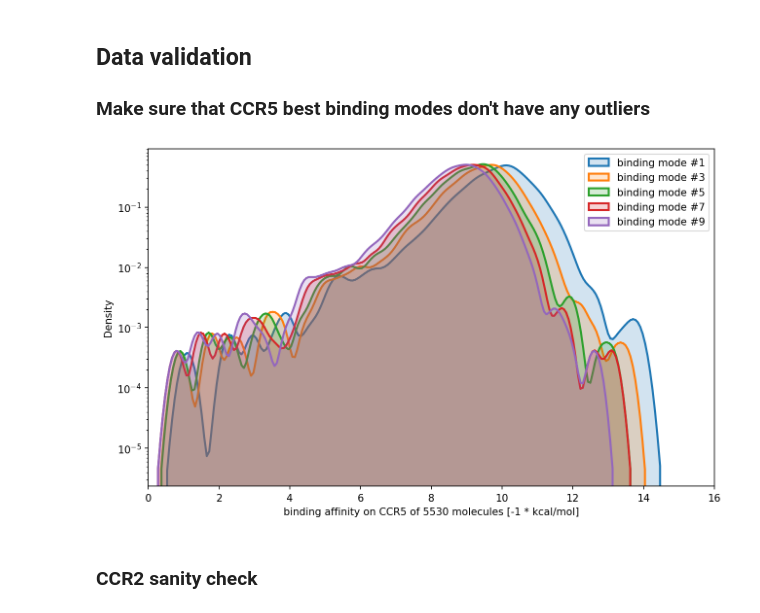
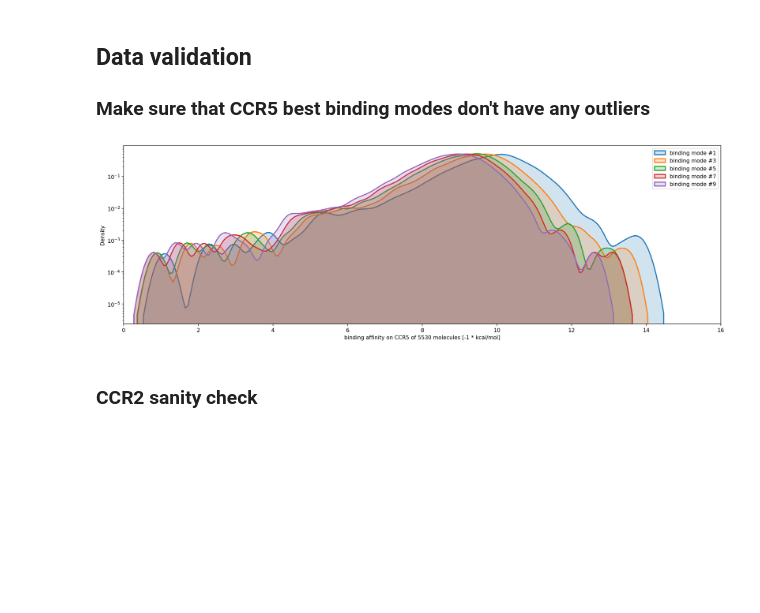
Before and after one commit to Munchic/tinymolecule, a Jupyter notebook: analysis/baff_off_target.ipynb, the cells around one changed output. Drawn from its saved outputs; the diff is of its cells as text; code cells hidden in the pictures; blank space fills up the shorter version.

```diff
--- a/analysis/baff_off_target.ipynb
+++ b/analysis/baff_off_target.ipynb
@@ -21,12 +21,12 @@ plots_path = Path("/Users/Munchic/Developer/Capstone/tinymolecule/data/plots")
 
 BASE_DIR = Path("../data/pdb_out")
 
-logs_ccr5 = pd.read_csv("/Users/Munchic/Developer/Capstone/tinymolecule/data/pdb_out/ccr5_valid_45e/logs/summary.csv")
-logs_ccr2 = pd.read_csv("/Users/Munchic/Developer/Capstone/tinymolecule/data/pdb_out/ccr2_valid_45e/logs/summary.csv")
-logs_ccr1 = pd.read_csv("/Users/Munchic/Developer/Capstone/tinymolecule/data/pdb_out/ccr1_valid_45e/logs/summary.csv")
-logs_ccr3 = pd.read_csv("/Users/Munchic/Developer/Capstone/tinymolecule/data/pdb_out/ccr3_valid_45e/logs/summary.csv")
-logs_ccr9 = pd.read_csv("/Users/Munchic/Developer/Capstone/tinymolecule/data/pdb_out/ccr9_valid_45e/logs/summary.csv")
-logs_ccr6 = pd.read_csv("/Users/Munchic/Developer/Capstone/tinymolecule/data/pdb_out/ccr6_valid_45e/logs/summary.csv")
+logs_ccr5 = pd.read_csv("../data/out/gen/wt_ccr5/summary.csv")
+logs_ccr2 = pd.read_csv("../data/out/gen/ccr2/summary.csv")
+logs_ccr1 = pd.read_csv("../data/out/gen/ccr1/summary.csv")
+logs_ccr3 = pd.read_csv("../data/out/gen/ccr3/summary.csv")
+logs_ccr9 = pd.read_csv("../data/out/gen/ccr9/summary.csv")
+logs_ccr6 = pd.read_csv("../data/out/gen/ccr6/summary.csv")
 
 
 total_molecules = len(logs_ccr5)
@@ -44,21 +44,21 @@ logs_ccr5.head()  # preview
 ### Make sure that CCR5 best binding modes don't have any outliers
 # %%
 plt.style.use('default')
-plt.figure(figsize=(10, 6), dpi=150)
+plt.figure(figsize=(20, 6), dpi=150)
 
 sns.kdeplot(data=logs_ccr5["affin_kcal_mol-1_1"] * (-1), linewidth=2, label="binding mode #1", fill=True, alpha=.2)
 sns.kdeplot(data=logs_ccr5["affin_kcal_mol-1_3"] * (-1), linewidth=2, label="binding mode #3", fill=True, alpha=.2)
 sns.kdeplot(data=logs_ccr5["affin_kcal_mol-1_5"] * (-1), linewidth=2, label="binding mode #5", fill=True, alpha=.2)
 sns.kdeplot(data=logs_ccr5["affin_kcal_mol-1_7"] * (-1), linewidth=2, label="binding mode #7", fill=True, alpha=.2)
 sns.kdeplot(data=logs_ccr5["affin_kcal_mol-1_9"] * (-1), linewidth=2, label="binding mode #9", fill=True, alpha=.2)
 
 plt.yscale("log")
 plt.xlim(0, 16)
 plt.xlabel(f"binding affinity on CCR5 of {total_molecules} molecules [-1 * kcal/mol]")
 plt.legend()
 plt.show()
 # %% [output]
-[figure, old version]
+[figure, new version]
 # %% [markdown]
 ### CCR2 sanity check
 # %%
```
Also changed, not shown: parts of 3 cells of this notebook, 9 other files.
